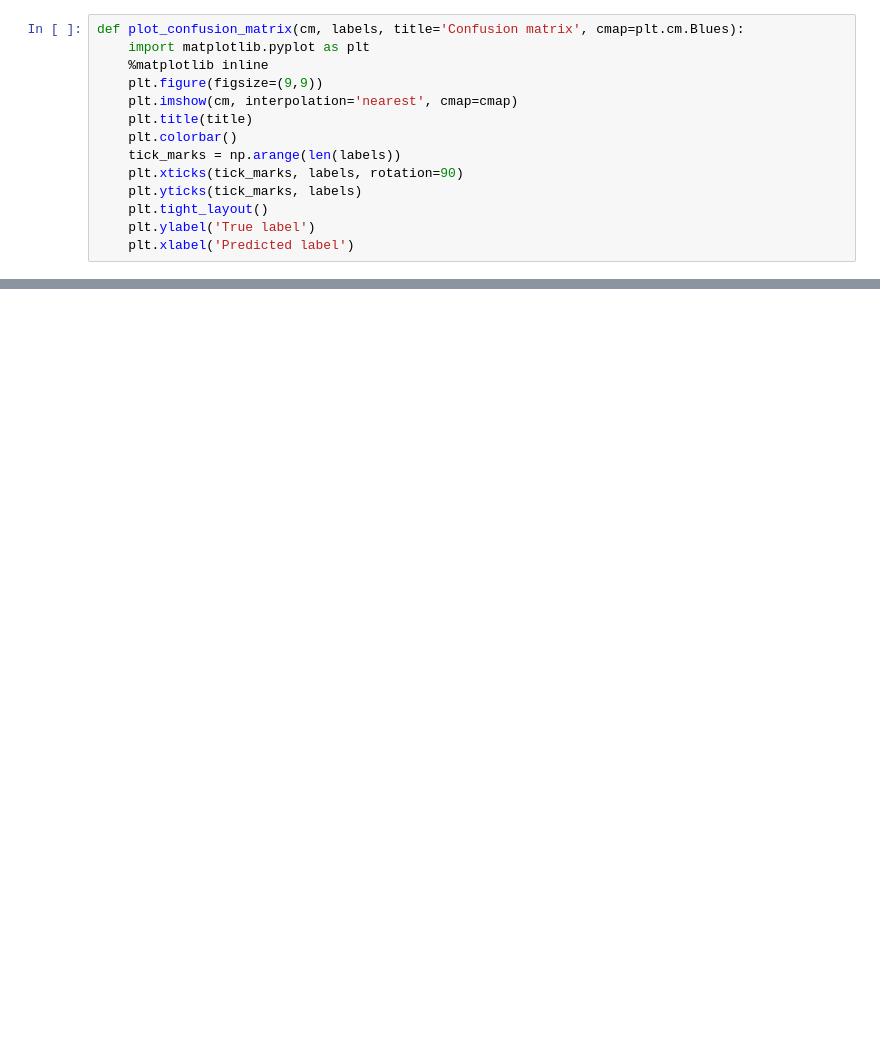
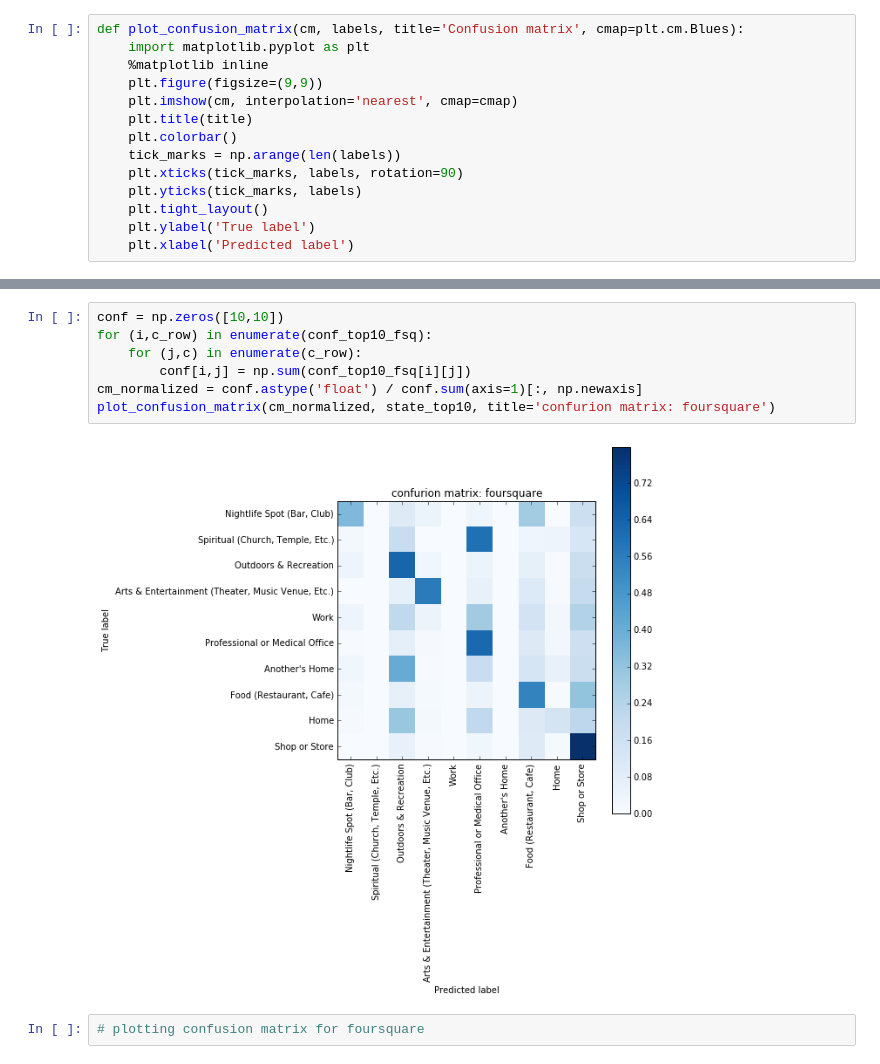
Before and after one commit to sosata/CS120DataAnalysis, a Jupyter notebook: SemanticLocation/show_accuracy_global.ipynb, the cells around one changed output, grey strips where cells are left out. Drawn from its saved outputs; the diff is of its cells as text; blank space fills up the shorter version.

```diff
--- a/SemanticLocation/show_accuracy_global.ipynb
+++ b/SemanticLocation/show_accuracy_global.ipynb
@@ -110,0 +127,11 @@ print conf
+# %%
+conf = np.zeros([10,10])
+for (i,c_row) in enumerate(conf_top10_fsq):
+    for (j,c) in enumerate(c_row):
+        conf[i,j] = np.sum(conf_top10_fsq[i][j])
+cm_normalized = conf.astype('float') / conf.sum(axis=1)[:, np.newaxis]
+plot_confusion_matrix(cm_normalized, state_top10, title='confurion matrix: foursquare')
+# %% [output]
+[figure, added]
+# %%
+# plotting confusion matrix for foursquare
```
Also changed, not shown: parts of 5 cells of this notebook, 10 other files.
